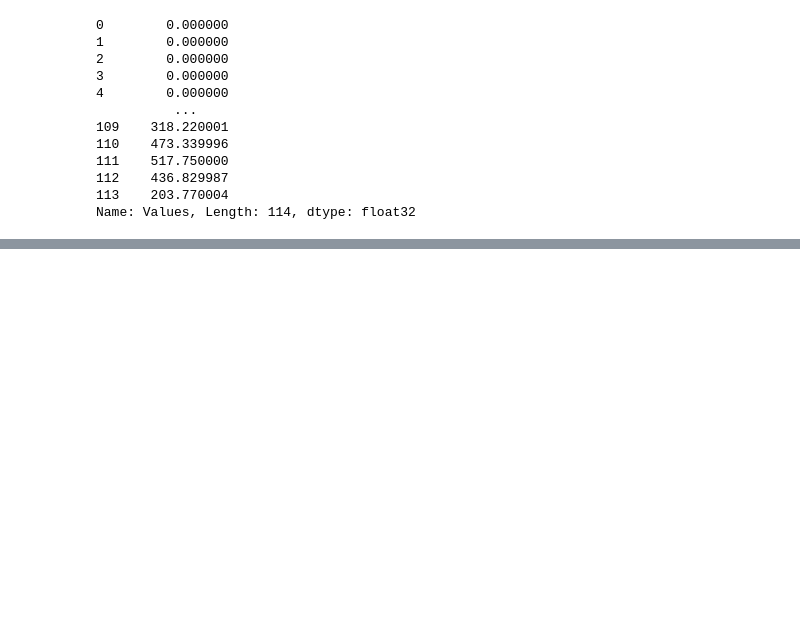
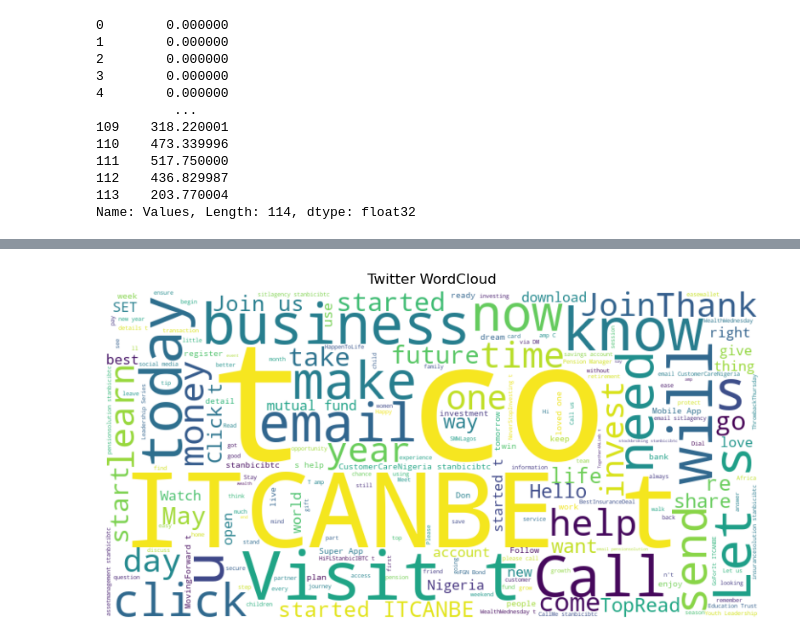
Before and after one commit to awojidetola/HacktheFeedInsights, a Jupyter notebook: HacktheFeed.ipynb, the cells around one changed output, grey strips where cells are left out. Saved outputs shown, nothing was run; the diff lists cells and outputs as text; code cells hidden in the pictures; blank space fills up the shorter version.

```diff
--- a/HacktheFeed.ipynb
+++ b/HacktheFeed.ipynb
@@ -979,0 +1031,17 @@ plt.show()
+# %%
+def create_wordcloud (df, title, exclude_words = []):
+    text_data = ' '.join(df['Post'].apply(str))
+    tokens = nltk.word_tokenize(text_data)
+    filtered_tokens = [word for word in tokens if word not in exclude_words]
+
+
+    wordcloud = WordCloud(width=800, height=400, background_color='white').generate(' '.join(filtered_tokens))
+    plt.figure(figsize=(10, 5))
+    plt.imshow(wordcloud, interpolation='bilinear')
+    plt.axis("off")
+    plt.title(title)
+    plt.show()
+# %%
+create_wordcloud(tweet_df, title = "Twitter WordCloud",exclude_words = ["https", "Stanbic", "IBTC", "t","co"])
+# %% [output]
+[figure, added]
```
Also changed, not shown: parts of 25 cells of this notebook, 5 other files.
